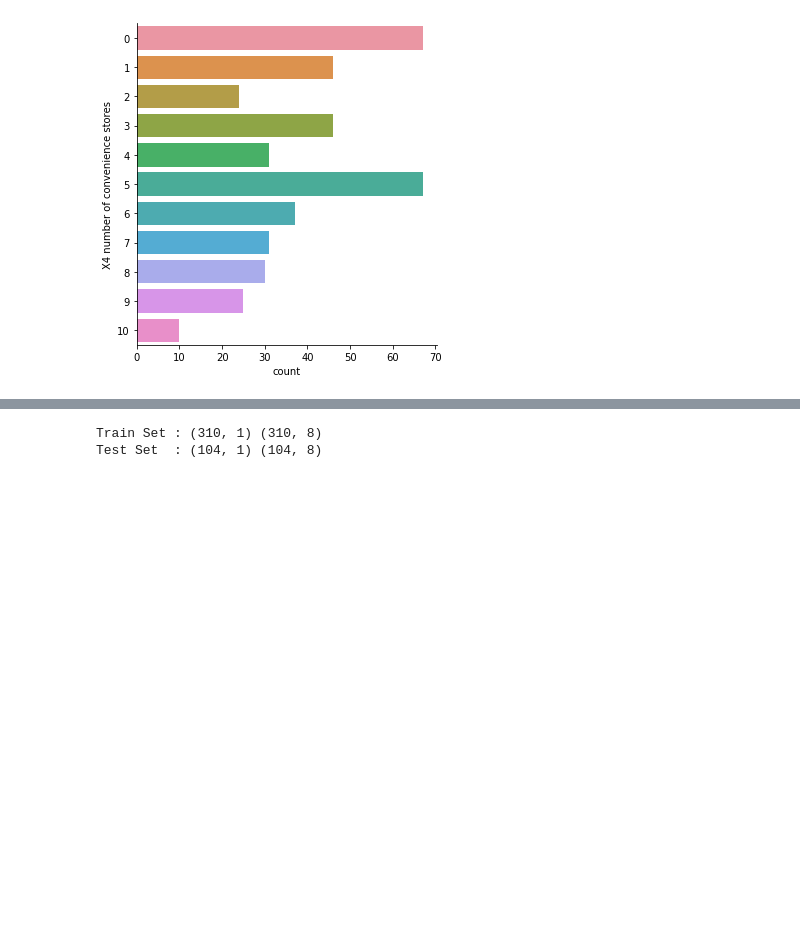
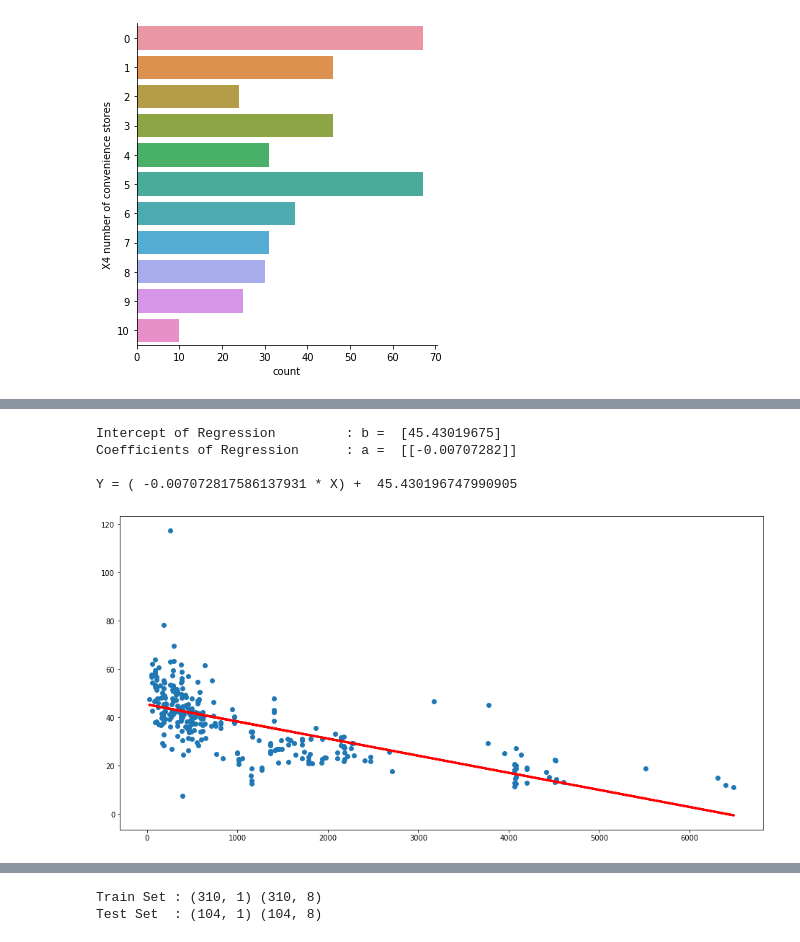
Before and after one commit to VivekAdra31/NTUOSS-IntroDataScience-Workshop, a Jupyter notebook: NTUOSS-IntroToDS.ipynb, the cells around one changed output, grey strips where cells are left out. Cells and saved outputs as stored; diff of their text form; code cells hidden in the pictures; blank space fills up the shorter version.

```diff
--- a/NTUOSS-IntroToDS.ipynb
+++ b/NTUOSS-IntroToDS.ipynb
@@ -224,0 +223,4 @@ sb.heatmap(df.corr(), vmin = -1, vmax = 1, annot = True, fmt = ".2f")
+# %%
+# Extract Response and Predictors
+y = pd.DataFrame(df["Y house price of unit area"])
+X = pd.DataFrame(df["X3 distance to the nearest MRT station"])
@@ -228,0 +250,28 @@ X = df.drop(columns=['Y house price of unit area'])
+# %%
+# Linear Regression using Train Data
+linreg = LinearRegression()         # create the linear regression object
+linreg.fit(X_train, y_train)        # train the linear regression model
+
+# Coefficients of the Linear Regression line
+print('Intercept of Regression \t: b = ', linreg.intercept_)
+print('Coefficients of Regression \t: a = ', linreg.coef_)
+print()
+
+print("Y = (",linreg.coef_[0][0],"* X) + ",linreg.intercept_[0])
+# %% [output]
+Intercept of Regression         : b =  [45.43019675]
+Coefficients of Regression      : a =  [[-0.00707282]]
+
+Y = ( -0.007072817586137931 * X) +  45.430196747990905
+# %%
+# Formula for the Regression line
+regline_x = X_train
+regline_y = linreg.intercept_ + linreg.coef_ * X_train
+
+# Plot the Linear Regression line
+f, axes = plt.subplots(1, 1, figsize=(16, 8))
+plt.scatter(X_train, y_train)
+plt.plot(regline_x, regline_y, 'r-', linewidth = 3)
+plt.show()
+# %% [output]
+[figure, added]
```
Also changed, not shown: parts of 43 cells of this notebook, 4 other files.
